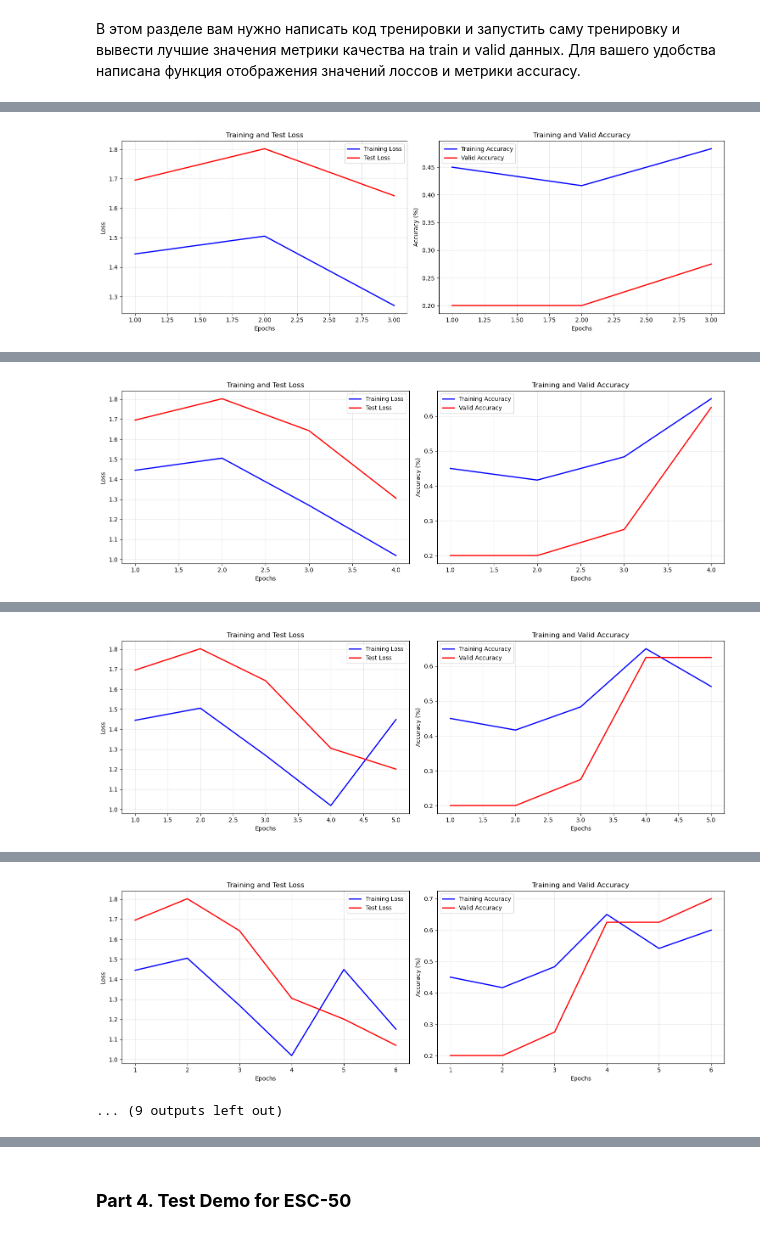
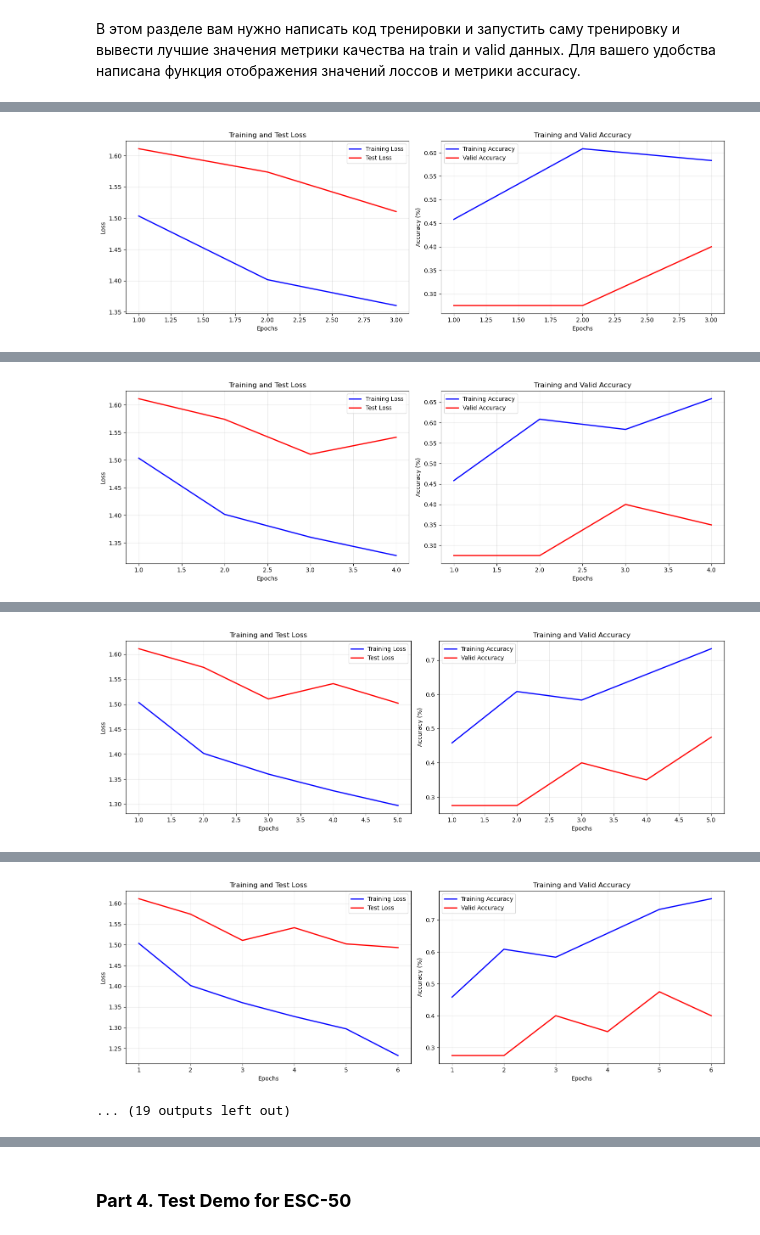
Before and after one commit to SofiyaPovargo/DLS_speech, a Jupyter notebook: Homework_1_Environmental_Sound_Classification_for_students.ipynb, the cells around one changed output, grey strips where cells are left out. Saved outputs shown, nothing was run; the diff lists cells and outputs as text; code cells hidden in the pictures.

```diff
--- a/Homework_1_Environmental_Sound_Classification_for_students.ipynb
+++ b/Homework_1_Environmental_Sound_Classification_for_students.ipynb
@@ -307,10 +283,8 @@ from torch.utils.data import DataLoader
 from IPython.display import clear_output
 dir = "D:\Projects\DeepLearningSound\sound_classification_dataset"
 
-train_data = SimpleAudioDataset(train_df, audio_dir=dir, target_length_sec=5,
-                                sample_rate=16000, do_augmentation=True)
-valid_data = SimpleAudioDataset(valid_df, audio_dir=dir, target_length_sec=5,
-                                sample_rate=16000, do_augmentation=False)
+train_data = SimpleAudioDataset(train_df, do_augmentation=True)
+valid_data = SimpleAudioDataset(valid_df)
 
 train_loader = DataLoader(train_data, batch_size=8, shuffle=True, num_workers=0)
 valid_loader = DataLoader(valid_data, batch_size=8, shuffle=False, num_workers=0)
@@ -318,7 +292,7 @@ valid_loader = DataLoader(valid_data, batch_size=8, shuffle=False, num_workers=0
 device = "cuda" if torch.cuda.is_available() else "cpu"
 print(f"Using device: {device}")
 
-model = SoundClassificationModel(input_size=80000, num_classes=5).to(device)
+model = SoundClassificationModel(input_dim=80000, input_size=16000, num_classes=5, p=0.5).to(device)
 criterion = nn.CrossEntropyLoss()
 optimizer = torch.optim.Adam(model.parameters(), lr=0.001)
 
@@ -327,7 +301,7 @@ train_accuracies = []
 valid_losses = []
 valid_accuracies = []
 
-n_epochs = 10
+n_epochs = 15
 
 for epoch in range(n_epochs):
     model.train()
@@ -337,16 +311,6 @@ for epoch in range(n_epochs):
 
     for signals, labels in train_loader:
         signals, labels = signals.to(device), labels.to(device)
-
-        valid_mask = labels != -1
-        if valid_mask.sum() == 0:
-            continue
-
-        signals = signals[valid_mask]
-        labels = labels[valid_mask]
-
-        if labels.min() > 0:
-            labels = labels - 1
 
         optimizer.zero_grad()
         predictions = model(signals)
@@ -426,2 +390,2 @@ Valid Loss: 1.6422, Valid Acc: 0.2750
 --------------------------------------------------
-[figure, old version]
+[figure, new version]
@@ -431,2 +395,2 @@ Valid Loss: 1.3051, Valid Acc: 0.6250
 --------------------------------------------------
-[figure, old version]
+[figure, new version]
@@ -436,2 +400,2 @@ Valid Loss: 1.2008, Valid Acc: 0.6250
 --------------------------------------------------
-[figure, old version]
+[figure, new version]
@@ -441,6 +405,6 @@ Valid Loss: 1.0701, Valid Acc: 0.7000
 --------------------------------------------------
-[figure, old version]
+[figure, new version]
-... (9 outputs left out)
+... (19 outputs left out)
 # %%
 print("Train Accuracy = ", train_accuracies[-1])
 print("Valid Accuracy = ", valid_accuracies[-1])
```
Also changed, not shown: parts of 12 cells of this notebook.
